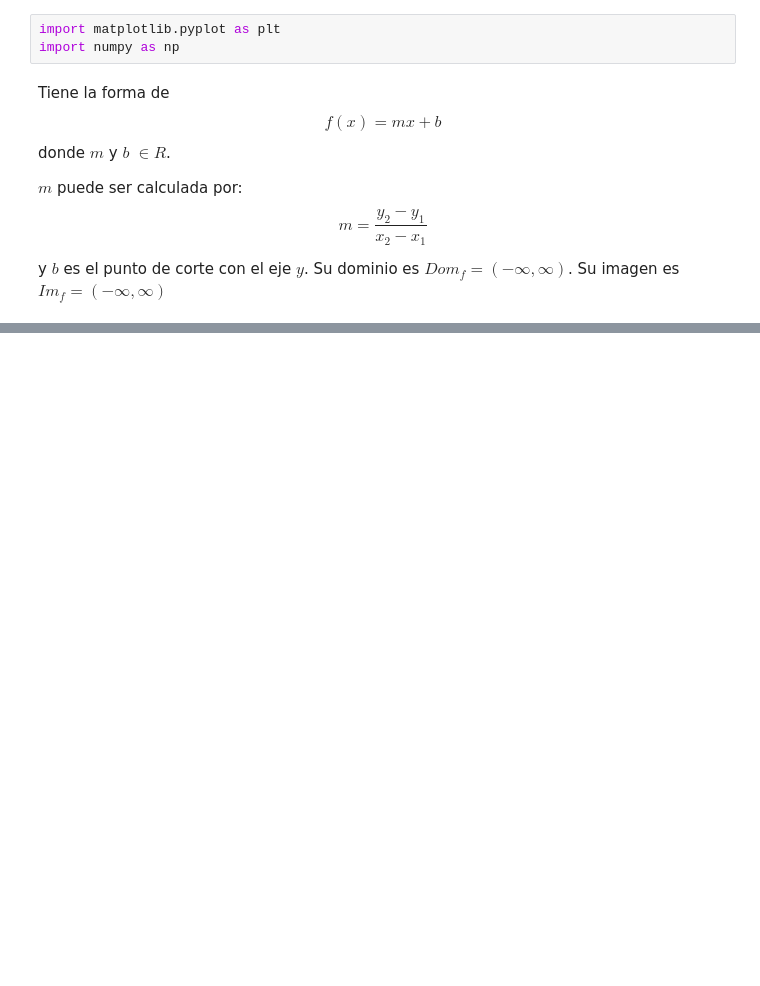
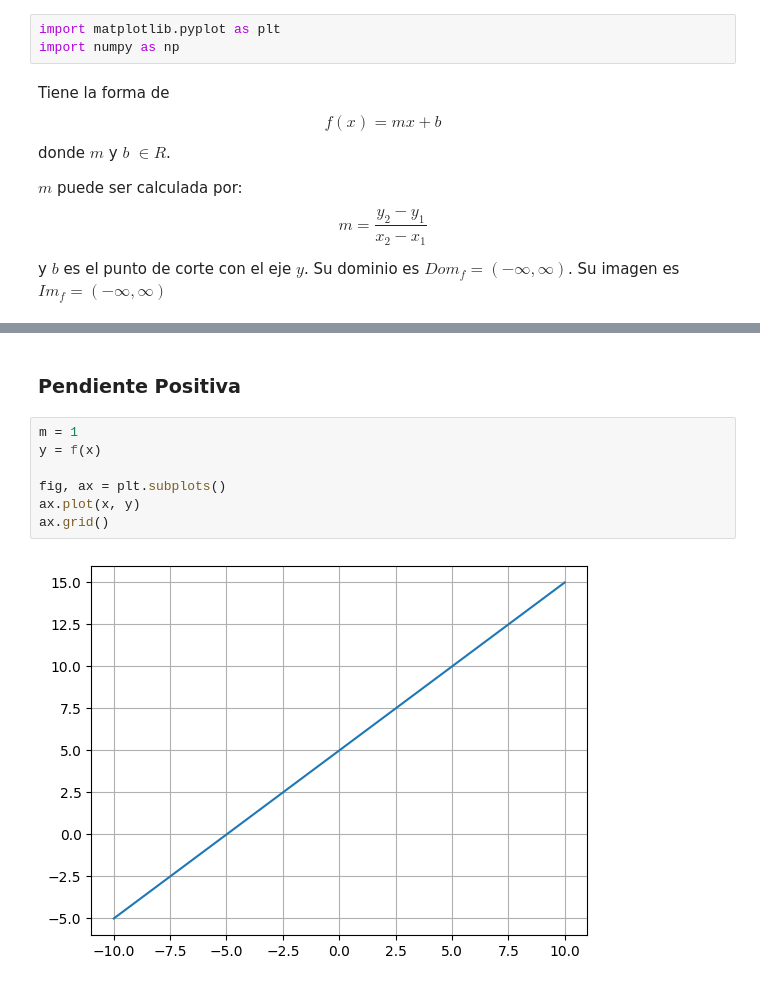
Before and after one commit to YoelCanaza/Funciones-Matem-ticas-para-Data-Science-e-IA, a Jupyter notebook: Funciones_lineales.ipynb, the cells around one changed output, grey strips where cells are left out. Cells and saved outputs as stored; diff of their text form; blank space fills up the shorter version.

```diff
--- a/Funciones_lineales.ipynb
+++ b/Funciones_lineales.ipynb
@@ -46,0 +50,11 @@ array([-9.50000000e+01, -9.29797980e+01, -9.09595960e+01, -8.89393939e+01,
+# %% [markdown]
+### Pendiente Positiva
+# %%
+m = 1
+y = f(x)
+
+fig, ax = plt.subplots()
+ax.plot(x, y)
+ax.grid()
+# %% [output]
+[figure, added]
```
Also changed, not shown: parts of 5 cells of this notebook.
